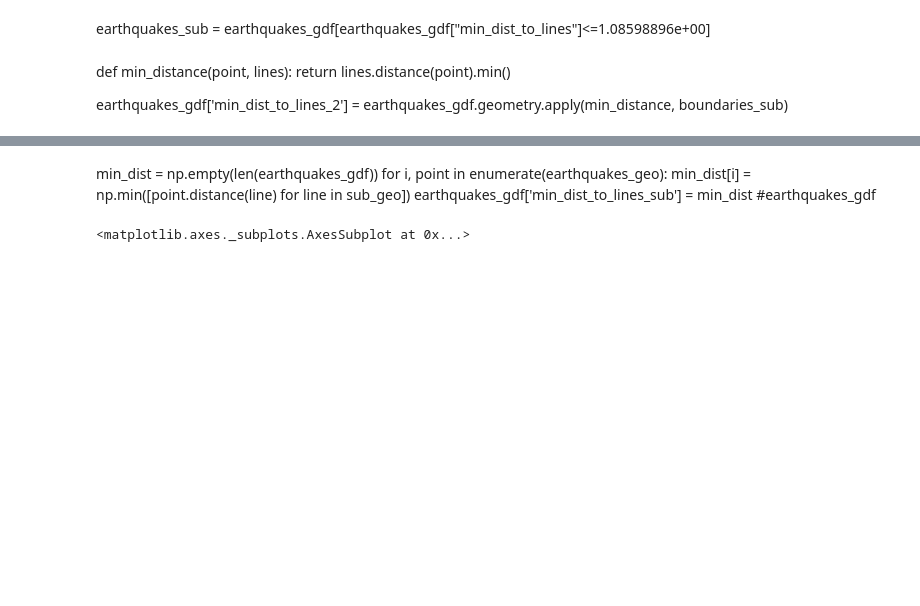
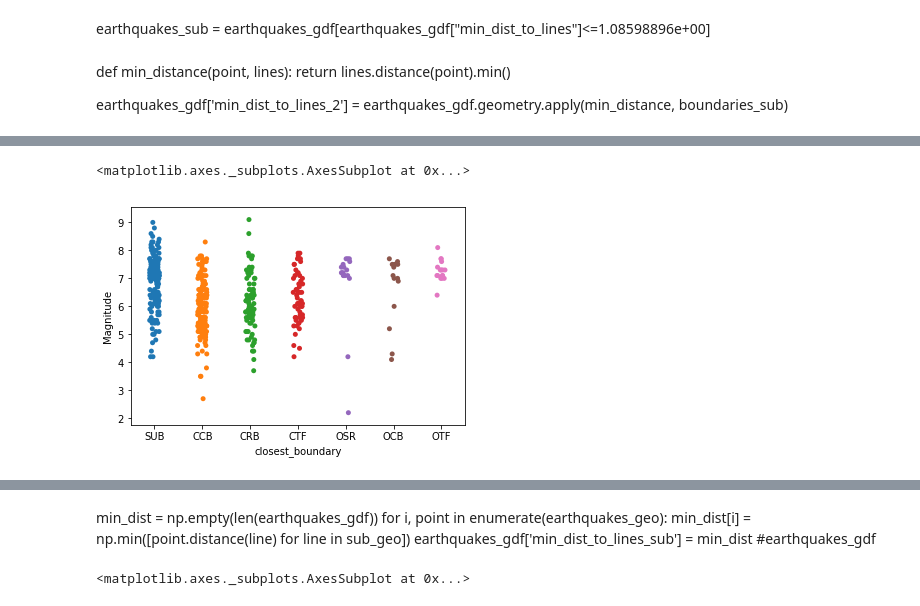
Before and after one commit to smitamisra/StrikingRobo_Earthquakes, a Jupyter notebook: MR_DQ3_2.ipynb, the cells around one changed output, grey strips where cells are left out. Cells and saved outputs as stored; diff of their text form; code cells hidden in the pictures; blank space fills up the shorter version.

```diff
--- a/MR_DQ3_2.ipynb
+++ b/MR_DQ3_2.ipynb
@@ -502,0 +465,5 @@ total_min_distances
+# %%
+sns.stripplot(x="closest_boundary", y="Magnitude", data=boundary_distances, jitter=True)
+# %% [output]
+<matplotlib.axes._subplots.AxesSubplot at 0x...>
+[figure, added]
```
Also changed, not shown: parts of 56 cells of this notebook, 1 other file.
